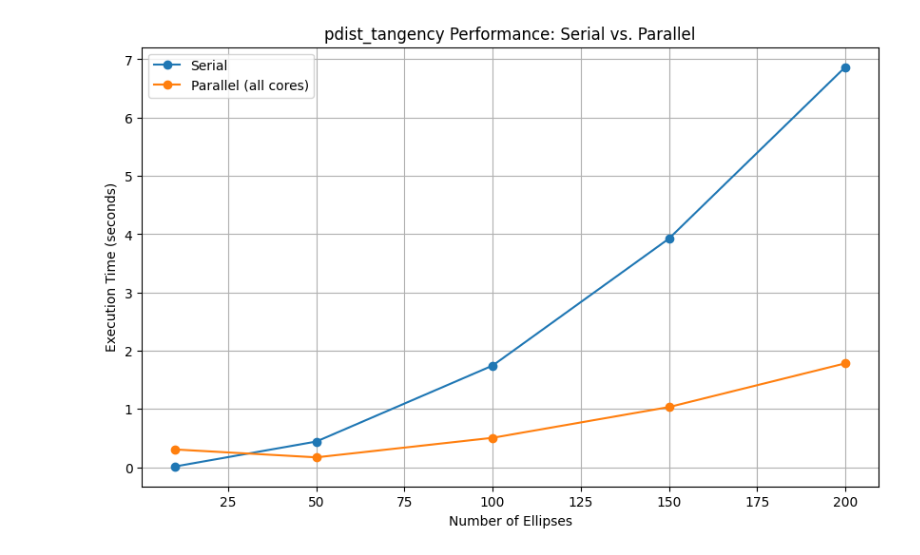
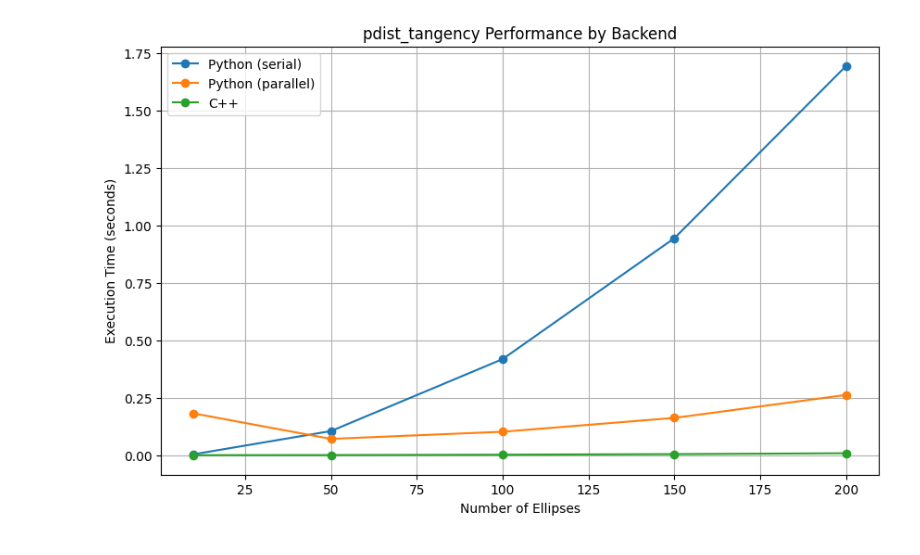
Before and after one commit to t-uda/ellphi, a Jupyter notebook: notebooks/performance_benchmark.ipynb, the cells around one changed output. Cells and saved outputs as stored; diff of their text form; code cells hidden in the pictures.

```diff
--- a/notebooks/performance_benchmark.ipynb
+++ b/notebooks/performance_benchmark.ipynb
@@ -69,12 +96,29 @@ Running benchmark for 200 ellipses...
 # %%
 plt.figure(figsize=(10, 6))
-plt.plot(df_results['n_ellipses'], df_results['serial_time'], marker='o', label='Serial')
-plt.plot(df_results['n_ellipses'], df_results['parallel_time'], marker='o', label='Parallel (all cores)')
-plt.title('pdist_tangency Performance: Serial vs. Parallel')
+plt.plot(
+    df_results['n_ellipses'],
+    df_results['python_serial_time'],
+    marker='o',
+    label='Python (serial)',
+)
+plt.plot(
+    df_results['n_ellipses'],
+    df_results['python_parallel_time'],
+    marker='o',
+    label='Python (parallel)',
+)
+if cpp_available and df_results['cpp_time'].notna().any():
+    plt.plot(
+        df_results['n_ellipses'],
+        df_results['cpp_time'],
+        marker='o',
+        label='C++',
+    )
+plt.title('pdist_tangency Performance by Backend')
 plt.xlabel('Number of Ellipses')
 plt.ylabel('Execution Time (seconds)')
 plt.legend()
 plt.grid(True)
 plt.show()
 # %% [output]
-[figure, old version]
+[figure, new version]
```
Also changed, not shown: parts of 4 cells of this notebook.
